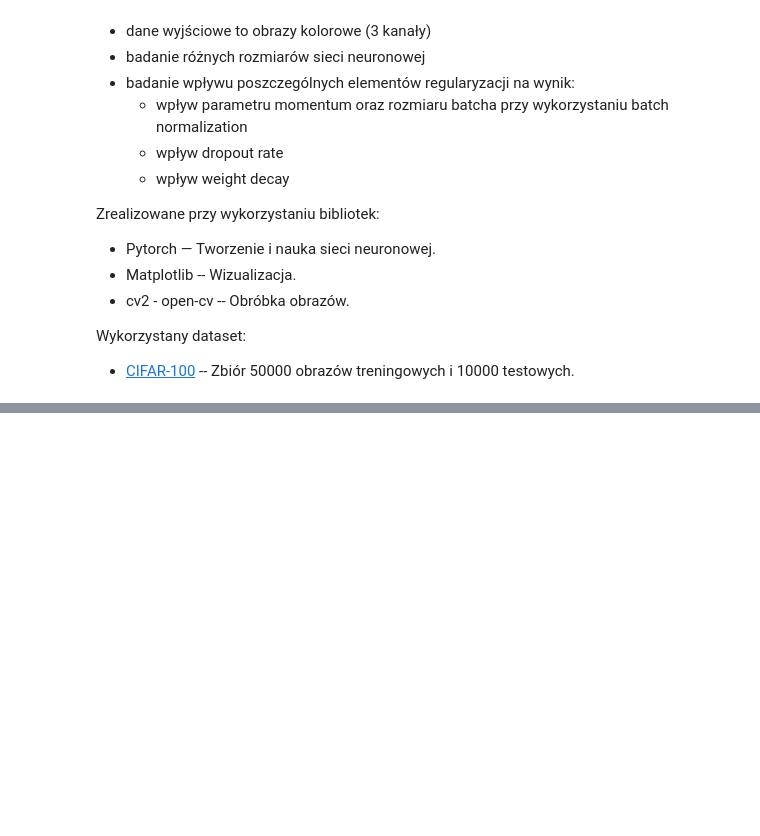
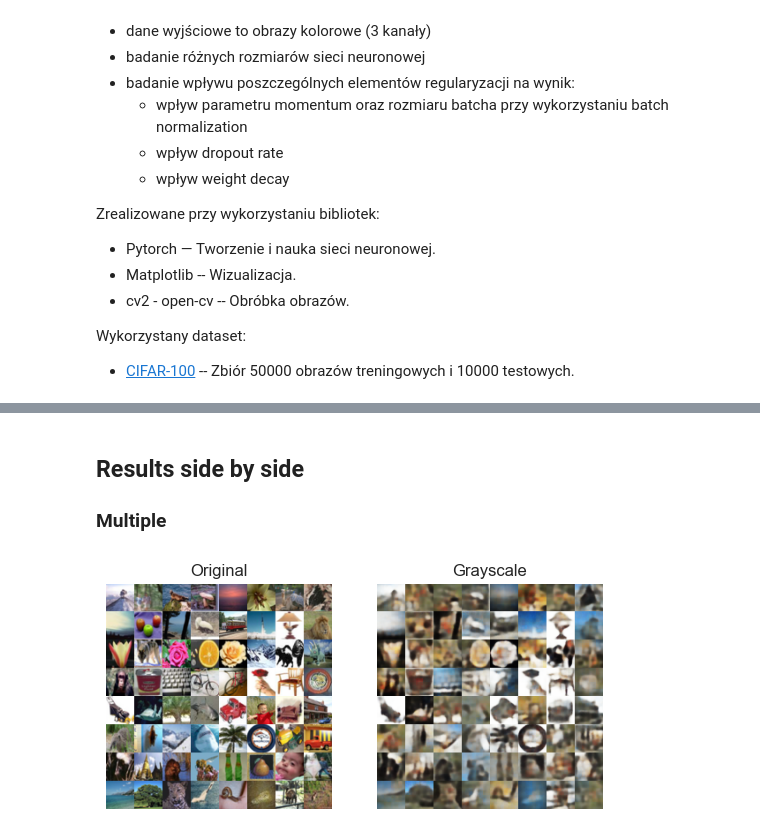
Before and after one commit to Mimikkk/eio-2022, a Jupyter notebook: deep-learning/project-autoencoder/main.ipynb, the cells around one changed output, grey strips where cells are left out. Saved outputs shown, nothing was run; the diff lists cells and outputs as text; code cells hidden in the pictures; blank space fills up the shorter version.

Commit message:
create working model

```diff
--- a/deep-learning/project-autoencoder/main.ipynb
+++ b/deep-learning/project-autoencoder/main.ipynb
@@ -86,0 +201,3 @@ def compare(original, grayscale=None):
+# %%
+autoencoder = Model(inputs, decoder(encoder(inputs)), name='autoencoder')
+autoencoder.summary()
@@ -86,0 +224,15 @@ def compare(original, grayscale=None):
+# %%
+
+# reduce learning rate by sqrt(0.1) if the loss does not improve in 3 epochs
+lr_reducer = ReduceLROnPlateau(factor=np.sqrt(0.1),
+                               cooldown=0,
+                               patience=3,
+                               verbose=1,
+                               min_lr=0.5e-6)
+
+# save weights for future use (e.g. reload parameters w/o training)
+checkpoint = ModelCheckpoint(filepath='models/coloring.{epoch:03d}.h5', monitor='val_loss', save_best_only=True,
+                             verbose=True)
+
+# Mean Square Error (MSE) loss function, Adam optimizer
+callbacks = [lr_reducer, checkpoint]
@@ -86,0 +241,11 @@ def compare(original, grayscale=None):
+# %%
+def train_models(*models):
+  histories = []
+  for model in models:
+    model.compile(loss='mse', optimizer='adam')
+    histories.append(
+      model.fit(x_train, y_train, validation_data=(x_test, y_test),
+                epochs=30, batch_size=batch_size, callbacks=callbacks)
+    )
+  return histories
+train_models(autoencoder)
@@ -86,0 +273,2 @@ def compare(original, grayscale=None):
+# %%
+predicted = autoencoder.predict(x_test)
@@ -86,0 +277,7 @@ def compare(original, grayscale=None):
+# %% [markdown]
+## Results side by side
+### Multiple
+# %%
+compare(square_collage(y_test), square_collage(predicted))
+# %% [output]
+[figure, added]
```
Also changed, not shown: parts of 35 cells of this notebook, 4 other files.
